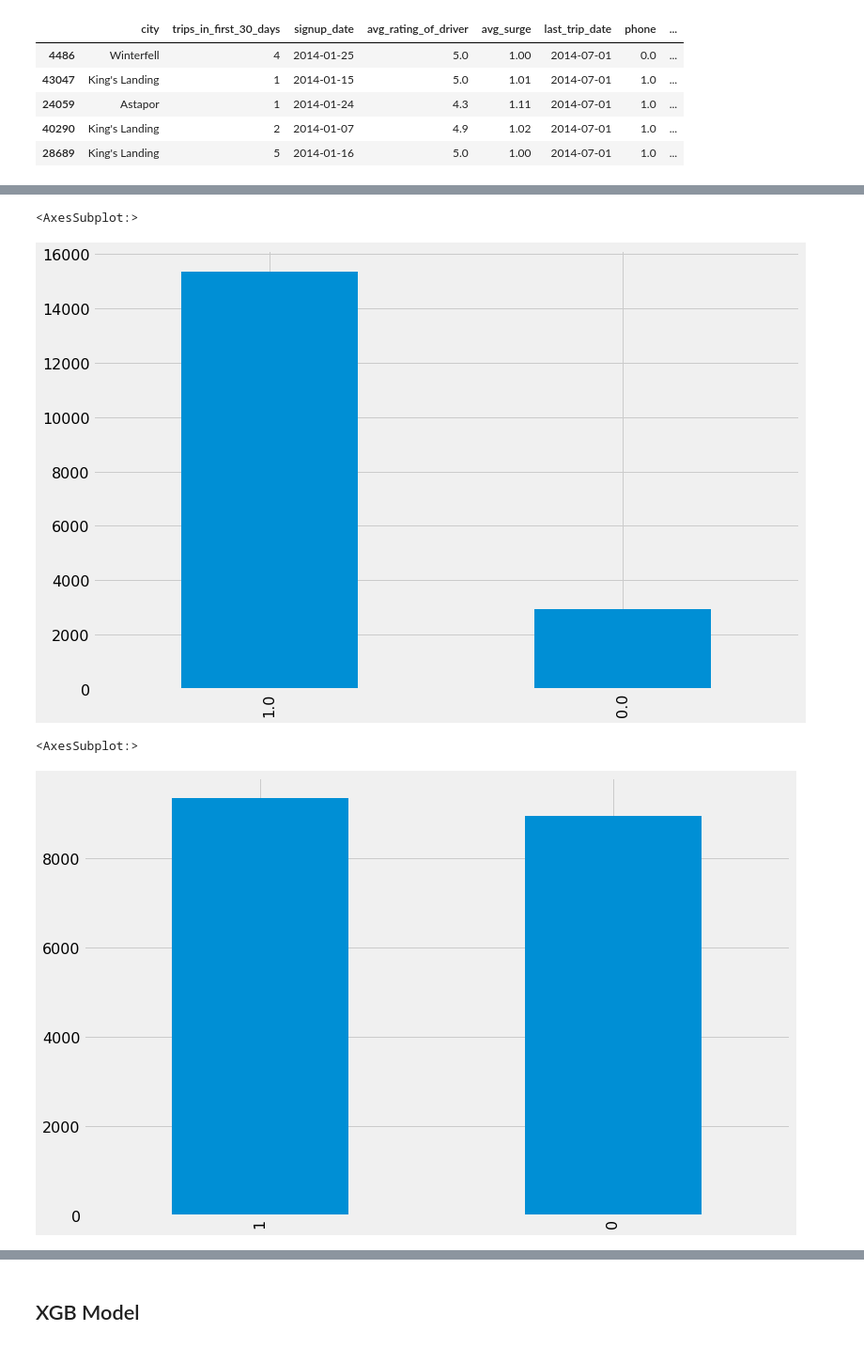
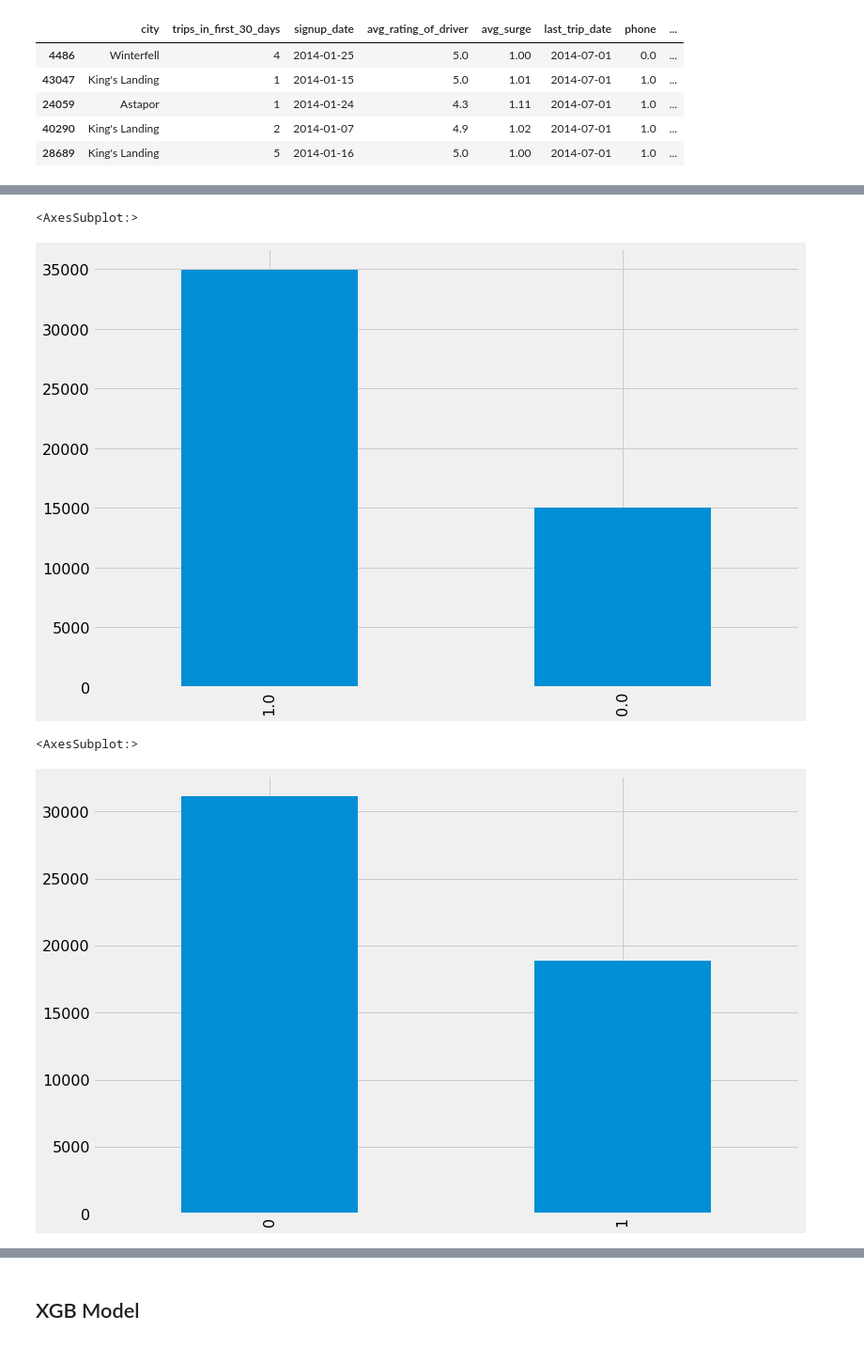
Before and after one commit to linah73/Springboard, a Jupyter notebook: Ultimate_challenge.ipynb, the cells around one changed output, grey strips where cells are left out. Shown at 94% size. Saved outputs shown, nothing was run; the diff lists cells and outputs as text; code cells hidden in the pictures.

```diff
--- a/Ultimate_challenge.ipynb
+++ b/Ultimate_challenge.ipynb
@@ -318,10 +328,10 @@ temp['city'].value_counts().plot.bar()
 # %%
-temp['phone'].value_counts().plot.bar()
+df['phone'].value_counts().plot.bar()
 # %% [output]
 <AxesSubplot:>
-[figure, old version]
+[figure, new version]
 # %%
-temp['ultimate_black_user'].value_counts().plot.bar()
+df['ultimate_black_user'].value_counts().plot.bar()
 # %% [output]
 <AxesSubplot:>
-[figure, old version]
+[figure, new version]
```
Also changed, not shown: parts of 10 cells of this notebook.
